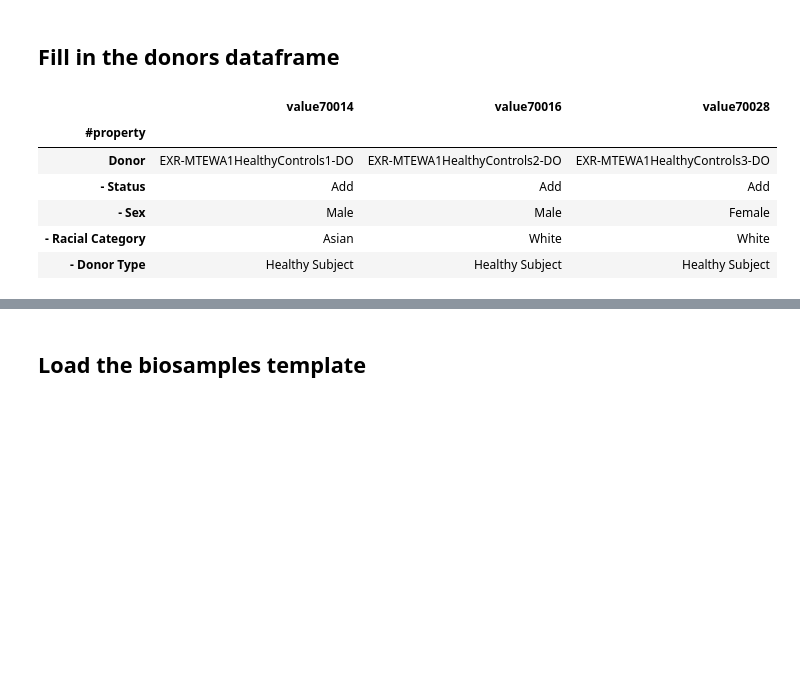
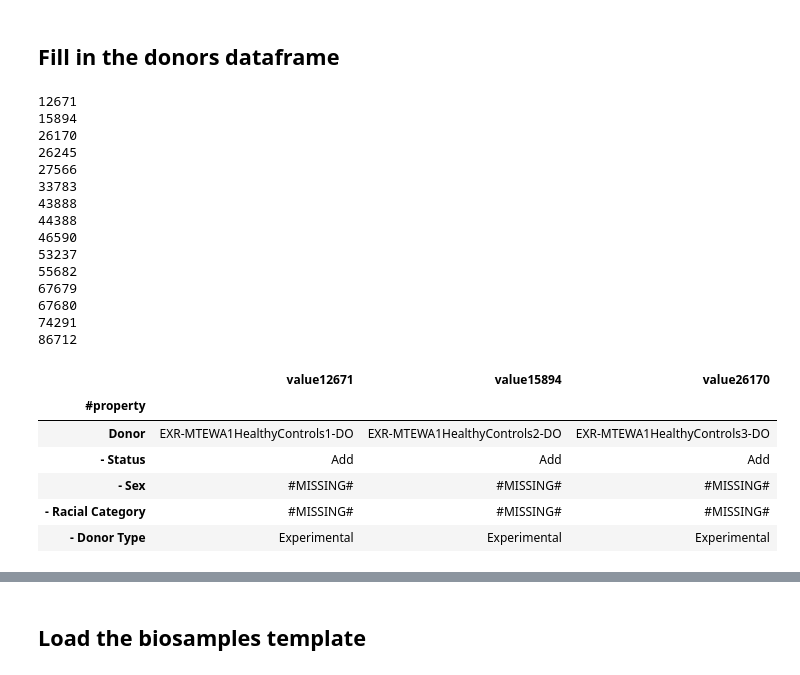
Before and after one commit to kelly-sovacool/dmrr-submission-prep, a Jupyter notebook: dmrr_prep.ipynb, the cells around one changed output, grey strips where cells are left out. Saved outputs shown, nothing was run; the diff lists cells and outputs as text; code cells hidden in the pictures; blank space fills up the shorter version.

```diff
--- a/dmrr_prep.ipynb
+++ b/dmrr_prep.ipynb
@@ -8,13 +17,15 @@ study_name = 'EXR-MTEWA1HealthyControls'
 import pandas as pd
 import numpy as np
 samples_df = pd.read_csv('sample_sheet.csv')
-for column in ['Gender', 'Race', 'Source']:  # capitalize and strip whitespace for consistency
-    samples_df[column] = samples_df[column].str.capitalize()
+for column in ['Gender', 'Race', 'Source']:  # strip whitespace for consistency
     samples_df[column] = samples_df[column].str.strip()
 # only use healthy control study and samples that passed quality control
-samples_df = samples_df.loc[(samples_df['Study'] == 'Healthy Controls') & (samples_df['MISEQ.QC.PASS'] == 'PASS')]
+samples_df = samples_df.loc[(samples_df['Study'].isin(study_names)) & (samples_df['MISEQ.QC.PASS'] == 'PASS')]
 # keep only the necessary columns
-samples_df = samples_df[['Participant.ID', 'MT.Unique.ID', 'Age', 'Gender', 'Race', 'Source']]
+samples_df = samples_df[['Participant.ID', 'Sample.ID', 'MT.Unique.ID', 'Age', 'Gender', 'Race', 'Source', 'Study']]
 samples_df = samples_df.set_index(['MT.Unique.ID']).sort_values(by='Participant.ID')
+if is_time_series:
+    samples_df['timepoint'] = pd.Series([sample_id.split('-')[1] for sample_id in samples_df['Sample.ID']], index=samples_df.index)
+    samples_df['timestep'] = pd.Series([study.split('-')[1] for study in samples_df['Study']], index=samples_df.index)
 samples_df[:5]
 # %% [output]
@@ -30,6 +41,8 @@ samples_df[:5]
 # %%
 # remove duplicate participants -- all have plasma but some additionally have serum
 participants = samples_df.loc[(samples_df['Source'] == 'Plasma')]
+if is_time_series:
+    participants = participants.loc[(participants['timepoint'] == 'T0')]
 participants = participants[['Participant.ID', 'Age', 'Race', 'Gender']].set_index('Participant.ID')
 participants[:5]
 # %% [output]
@@ -43,16 +56,19 @@ participants[:5]
 # %% [markdown]
 ## Use correct ontology terms
 # %%
-race_ontology = {'Asian': 'Asian',
- 'Black or african american': 'African American',
- 'Mixed/asian & white': 'Multiracial',
- 'Mixed/asian &black': 'Multiracial',
- 'Mixed/black, white, asian': 'Multiracial',
- 'Native hawiian or other pacific islander': 'Native Hawaiian or Other Pacific Islander',
- 'Pacific islander': 'Native Hawaiian or Other Pacific Islander',
- 'White': 'White'}
+import pprint
+race_ontology = {'Asian': 'Asian', 'asian': 'Asian',
+ 'Black or African American': 'African American',
+ 'mixed/asian & white': 'Multiracial',
+ 'mixed/Asian &Black': 'Multiracial',
+ 'mixed/black, white, asian': 'Multiracial',
+ 'Native Hawiian or other Pacific Islander': 'Native Hawaiian or Other Pacific Islander',
+ 'Pacific Islander': 'Native Hawaiian or Other Pacific Islander',
+ 'White': 'White', 'white': 'white',
+ '#MISSING#': '#MISSING#'}
 for part_id in participants.index:
     race = participants.at[part_id, 'Race']
-    participants.at[part_id, 'Race'] = race_ontology[race] if race in race_ontology else 'Multiracial'
-set(participants['Race'])
+    participants.loc[part_id, 'Race'] = race_ontology[race] if race in race_ontology else 'Multiracial'
+
+pprint.pprint({'Age': set(participants['Age']), 'Race': set(participants['Race']), 'Gender': set(participants['Gender'])})
 # %% [output]
@@ -85,30 +97,46 @@ donors.head()
 # %%
 i = 1
 for part_id in participants.index:
+    print(part_id)
     participant_column = 'value' + part_id
-    donor_id = study_name + str(i) + '-DO'
+    donor_id = study_id + str(i) + '-DO'
     participants.loc[part_id, 'donor.id'] = donor_id
     donors.insert(i, participant_column, donors['value'])
     donors.loc['Donor', participant_column] = donor_id  # for matching biosamples to donor ids
     donors.loc['- Status', participant_column] = 'Add'
     donors.loc['- Sex', participant_column] = participants.at[part_id, 'Gender']
     donors.loc['- Racial Category', participant_column] = participants.at[part_id, 'Race']
-    donors.loc['- Donor Type', participant_column] = 'Healthy Subject'
+    donors.loc['- Donor Type', participant_column] = 'Healthy Subject' if not is_time_series else 'Experimental'
     donors.loc['- Age', participant_column] = str(participants.at[part_id, 'Age']) + ' years'
     donors.loc['* Custom Metadata', participant_column] = 1
     donors.loc['*- Property Name', participant_column] = 'Participant.ID'
     donors.loc['*-- Value', participant_column] = part_id
     i += 1
 donors = donors.drop('value', axis=1)
 donors.iloc[:5,:3]
 # %% [output]
+12671
+15894
+26170
+26245
+27566
+33783
+43888
+44388
+46590
+53237
+55682
+67679
+67680
+74291
+86712
-|  | value70014 | value70016 | value70028 |
+|  | value12671 | value15894 | value26170 |
 | #property |  |  |  |
 | Donor | EXR-MTEWA1HealthyControls1-DO | EXR-MTEWA1HealthyControls2-DO | EXR-MTEWA1HealthyControls3-DO |
 | - Status | Add | Add | Add |
-| - Sex | Male | Male | Female |
-| - Racial Category | Asian | White | White |
-| - Donor Type | Healthy Subject | Healthy Subject | Healthy Subject |
+| - Sex | #MISSING# | #MISSING# | #MISSING# |
+| - Racial Category | #MISSING# | #MISSING# | #MISSING# |
+| - Donor Type | Experimental | Experimental | Experimental |
 # %%
 participants.iloc[:5, :5]  # the participants dataframe now has the donor ids
 # %% [output]
```
Also changed, not shown: parts of 14 cells of this notebook, 5 other files.
